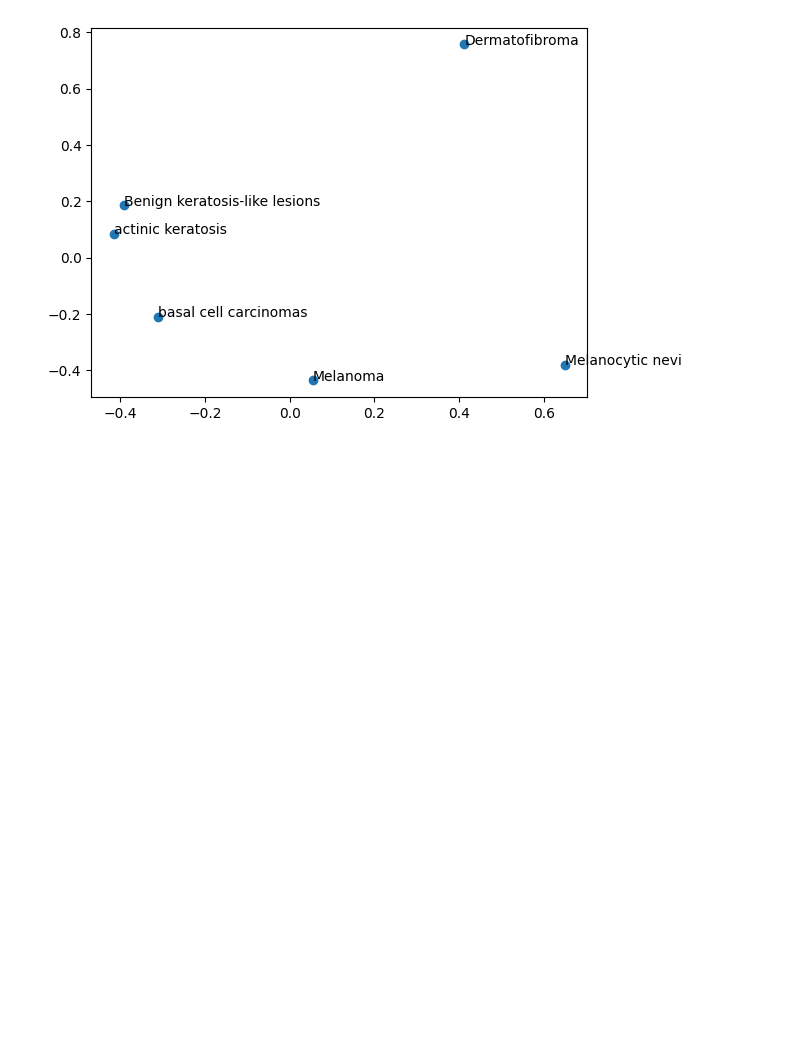
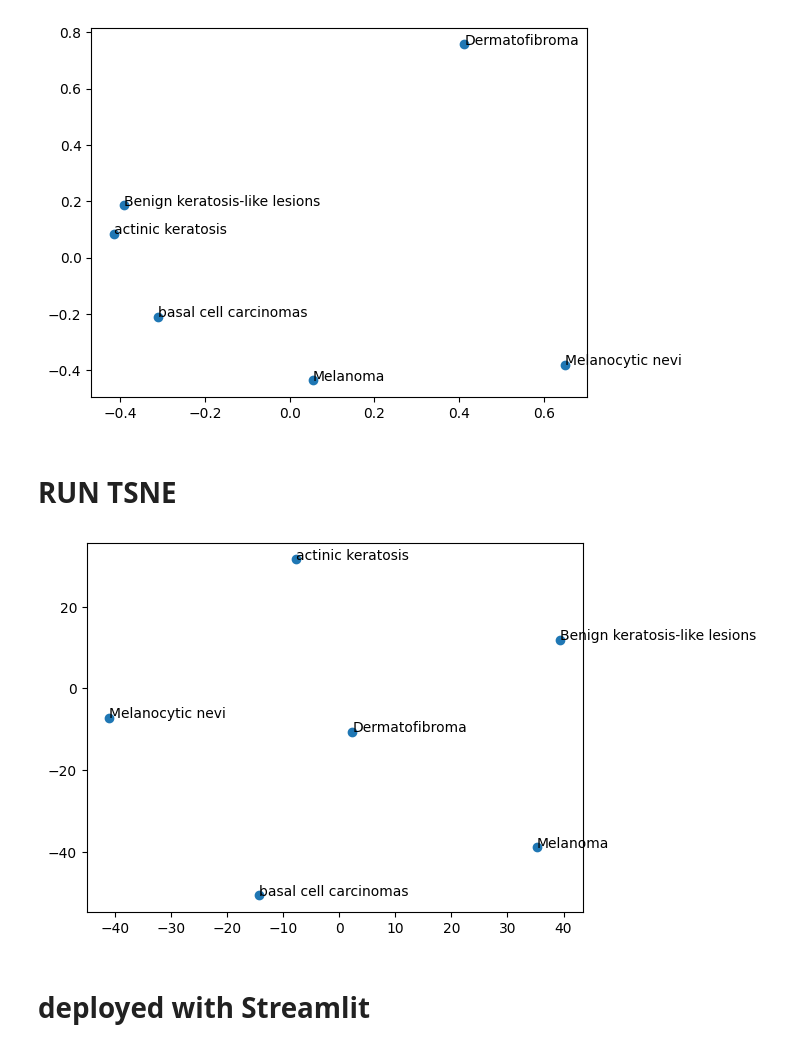
Before and after one commit to anmo1987/Final_project_Artefact, a Jupyter notebook: NLP_Analysis/NLP_Script.ipynb, the cells around one changed output. Drawn from its saved outputs; the diff is of its cells as text; code cells hidden in the pictures; blank space fills up the shorter version.

```diff
--- a/NLP_Analysis/NLP_Script.ipynb
+++ b/NLP_Analysis/NLP_Script.ipynb
@@ -192,4 +195,7 @@ See the caveats in the documentation: https://pandas.pydata.org/pandas-docs/stab
 # %% [markdown]
 # BOW & TD-IDF using Gensim
 # %%
-data_NLP  = data_subset
+data_NLP  = data_subset.drop("Description_all", axis=1)
+data_NLP.to_csv("Data_cleaned.csv")
+# %%
+data_NLP.set_index(['Disease'])
@@ -560,3 +569,20 @@ for i, txt in enumerate(data_pca.index):
     plt.annotate(txt, (X_pca[i, 0], X_pca[i, 1]))
 # %% [output]
 [figure]
+# %% [markdown]
+# RUN TSNE
+# %%
+from sklearn.manifold import TSNE
+tsne = TSNE(n_components=2, perplexity=5)
+# Here we perform the t-SNE
+X_tsne = tsne.fit_transform(data_pca)
+# %%
+### STRIP_START ###
+plt.scatter(X_tsne[:,0],X_tsne[:,1])
+
+for i, txt in enumerate(data_pca.index):
+    plt.annotate(txt, (X_tsne[i, 0], X_tsne[i, 1]))
+# %% [output]
+[figure, added]
+# %% [markdown]
+# deployed with Streamlit
```
Also changed, not shown: parts of 22 cells of this notebook, 2 other files.
